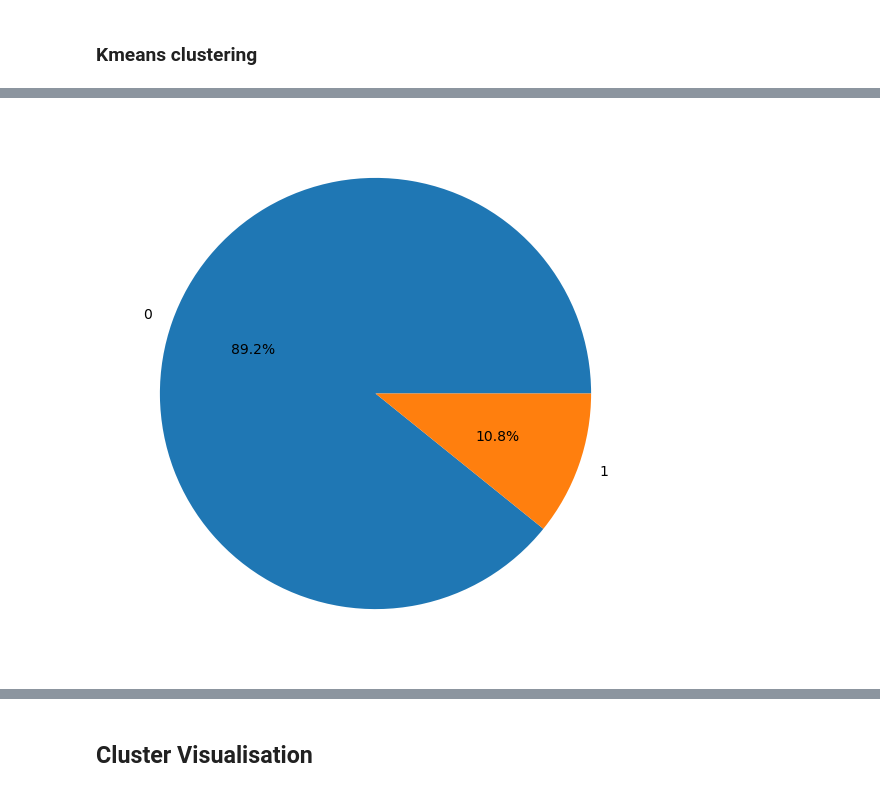
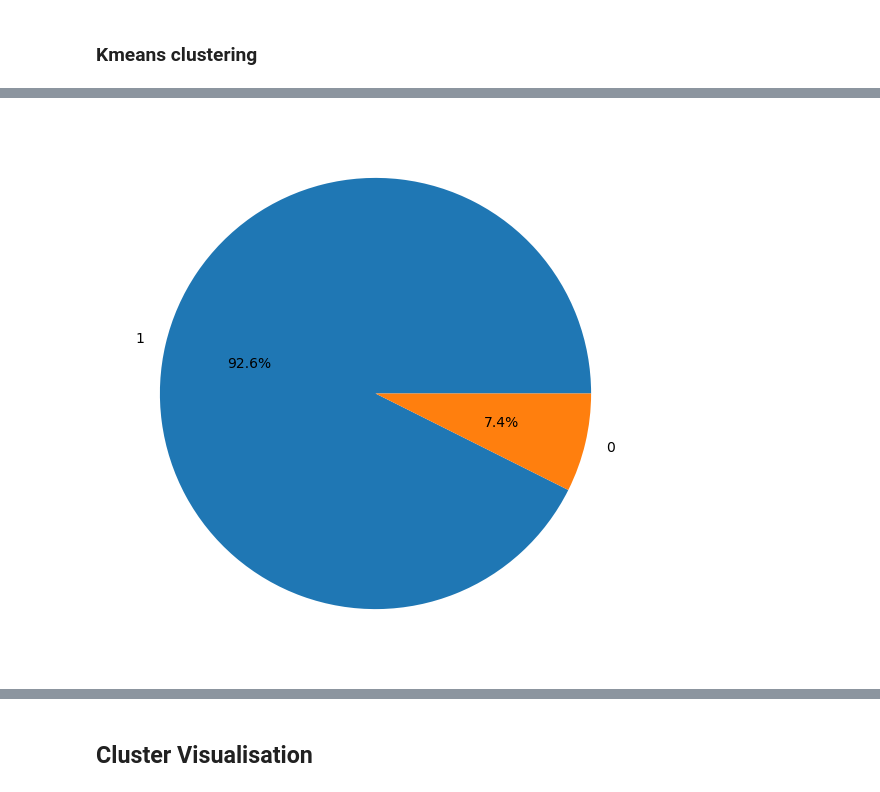
Before and after one commit to mo-vellanki/ist707_team4_acs_poverty_analysis, a Jupyter notebook: clustering.ipynb, the cells around one changed output, grey strips where cells are left out. Saved outputs shown, nothing was run; the diff lists cells and outputs as text; code cells hidden in the pictures.

Commit message:
updated clustering and AR mining files

```diff
--- a/clustering.ipynb
+++ b/clustering.ipynb
@@ -62,2 +88,5 @@ array([[ 2.66243246e+00,  5.49164141e-01,  3.82799645e+00, ...,
+# %%
+df1=df_new.copy() #for kmeans clustering -unsupervised clustering method
+df2=df_new.copy() # for agglomerative clustering - hierarichal unsupervised clustering method
 # %% [markdown]
 ### Kmeans clustering
@@ -68,7 +95,7 @@ wss =[]
 # %%
 for i in range(1,11):
     KM = KMeans(n_clusters=i)
-    KM.fit(scaled_df)
+    KM.fit(df1)
     wss.append(KM.inertia_)
 # %%
 plt.plot(range(1,11), wss)
@@ -78,8 +105,8 @@ plt.plot(range(1,11), wss)
 # %%
 k_means = KMeans(n_clusters = 2)
-k_means.fit(scaled_df)
+k_means.fit(df1)
 labels = k_means.labels_
 # %%
-df["Clus_kmeans"] = labels
-df.head(5)
+df1["Clus_kmeans"] = labels
+df1.head(5)
 # %% [output]
@@ -110,6 +170,6 @@ kmeans_data
 # %%
 plt.figure(figsize= (7,7))
-plt.pie(df['Clus_kmeans'].value_counts(), labels = df['Clus_kmeans'].value_counts().index,autopct= '%1.1f%%')
+plt.pie(df1['Clus_kmeans'].value_counts(), labels = df1['Clus_kmeans'].value_counts().index,autopct= '%1.1f%%')
 plt.show()
 # %% [output]
-[figure, old version]
+[figure, new version]
```
Also changed, not shown: parts of 56 cells of this notebook, 1 other file.
